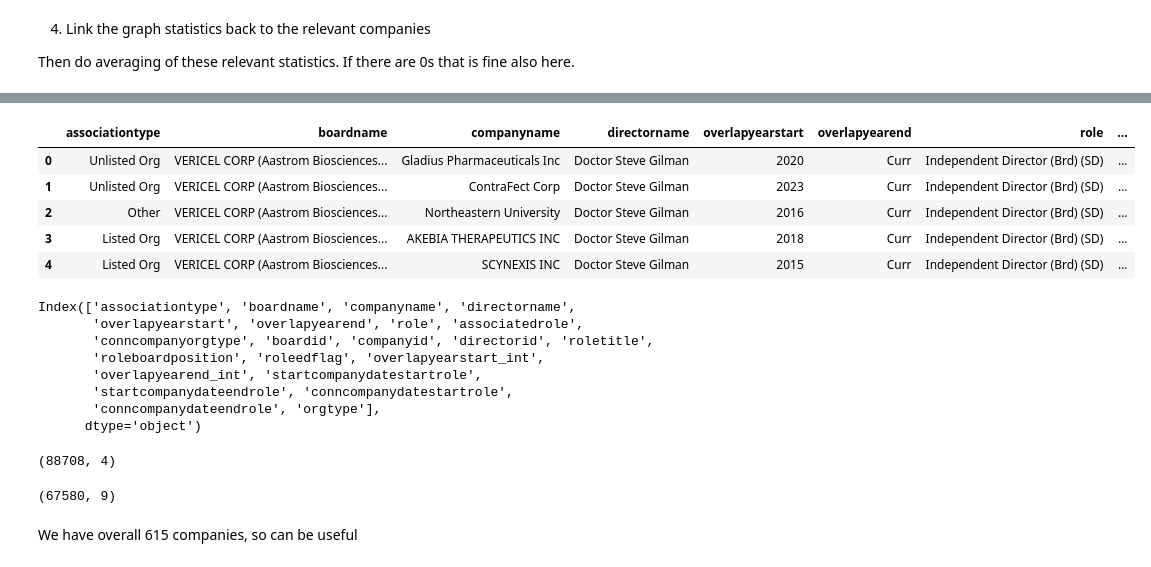
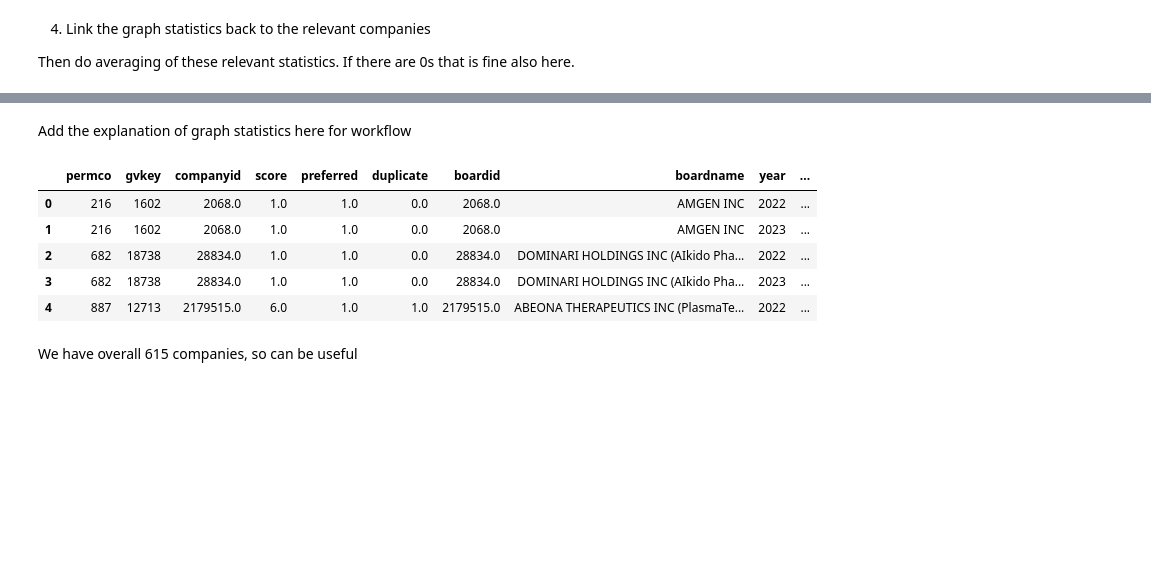
Before and after one commit to PeterHuGC/Imperial_Dissertation_Research, a Jupyter notebook: 5.Final_report_story_telling/EDA_analysis_workflow_planning_implementation.ipynb, the cells around one changed output, grey strips where cells are left out. Saved outputs shown, nothing was run; the diff lists cells and outputs as text; code cells hidden in the pictures; blank space fills up the shorter version.

Commit message:
Saved graph statistics workflow

```diff
--- a/5.Final_report_story_telling/EDA_analysis_workflow_planning_implementation.ipynb
+++ b/5.Final_report_story_telling/EDA_analysis_workflow_planning_implementation.ipynb
@@ -66,3 +68,6 @@ filtered_data_df.head()
+# %%
+boardex_gvkey_df = pd.read_csv("raw_data/USE_THIS_GVKEY_boardex_us_companies_keys.csv",
+                               index_col= 0)
 # %% [markdown]
 Describe the structure here
 # %% [markdown]
@@ -89,3 +77,5 @@ See the caveats in the documentation: https://pandas.pydata.org/pandas-docs/stab
+# %%
+boardex_interlock_adj_dict = ga.create_adjacency_matrices_by_year(filtered_data_df, YEARS)
 # %% [markdown]
 3. Calculate the graph statistics for each workflow
 # %%
@@ -174,0 +95,3 @@ Index(['associationtype', 'boardname', 'companyname', 'directorname',
+# %%
+graph_stat_df_final = ga.create_graph_statistics_df_by_year(boardex_interlock_adj_dict, YEARS)
+graph_stat_df_final.head()
@@ -175,24 +113,13 @@ Index(['associationtype', 'boardname', 'companyname', 'directorname',
+# %% [markdown]
+Add the explanation of graph statistics here for workflow
+# %%
+boarded_graph_df_with_gvkey = ga.create_company_level_statistics(boardex_data, boardex_gvkey_df, graph_stat_df_final)
 # %%
-boardex_data.head()
+boarded_graph_df_with_gvkey.head()
 # %% [output]
-|  | associationtype | boardname | companyname | directorname | overlapyearstart | overlapyearend | role | ... |
-| 0 | Unlisted Org | VERICEL CORP (Aastrom Biosciences... | Gladius Pharmaceuticals Inc | Doctor Steve Gilman | 2020 | Curr | Independent Director (Brd) (SD) | ... |
-| 1 | Unlisted Org | VERICEL CORP (Aastrom Biosciences... | ContraFect Corp | Doctor Steve Gilman | 2023 | Curr | Independent Director (Brd) (SD) | ... |
-| 2 | Other | VERICEL CORP (Aastrom Biosciences... | Northeastern University | Doctor Steve Gilman | 2016 | Curr | Independent Director (Brd) (SD) | ... |
-| 3 | Listed Org | VERICEL CORP (Aastrom Biosciences... | AKEBIA THERAPEUTICS INC | Doctor Steve Gilman | 2018 | Curr | Independent Director (Brd) (SD) | ... |
-| 4 | Listed Org | VERICEL CORP (Aastrom Biosciences... | SCYNEXIS INC | Doctor Steve Gilman | 2015 | Curr | Independent Director (Brd) (SD) | ... |
+|  | permco | gvkey | companyid | score | preferred | duplicate | boardid | boardname | year | ... |
+| 0 | 216 | 1602 | 2068.0 | 1.0 | 1.0 | 0.0 | 2068.0 | AMGEN INC | 2022 | ... |
+| 1 | 216 | 1602 | 2068.0 | 1.0 | 1.0 | 0.0 | 2068.0 | AMGEN INC | 2023 | ... |
+| 2 | 682 | 18738 | 28834.0 | 1.0 | 1.0 | 0.0 | 28834.0 | DOMINARI HOLDINGS INC (AIkido Pha... | 2022 | ... |
+| 3 | 682 | 18738 | 28834.0 | 1.0 | 1.0 | 0.0 | 28834.0 | DOMINARI HOLDINGS INC (AIkido Pha... | 2023 | ... |
+| 4 | 887 | 12713 | 2179515.0 | 6.0 | 1.0 | 1.0 | 2179515.0 | ABEONA THERAPEUTICS INC (PlasmaTe... | 2022 | ... |
-# %%
-boardex_data.columns
-# %% [output]
-Index(['associationtype', 'boardname', 'companyname', 'directorname',
-       'overlapyearstart', 'overlapyearend', 'role', 'associatedrole',
-       'conncompanyorgtype', 'boardid', 'companyid', 'directorid', 'roletitle',
-       'roleboardposition', 'roleedflag', 'overlapyearstart_int',
-       'overlapyearend_int', 'startcompanydatestartrole',
-       'startcompanydateendrole', 'conncompanydatestartrole',
-       'conncompanydateendrole', 'orgtype'],
-      dtype='object')
-# %%
-boardex_data[["boardid", 'boardname', "directorid", 'directorname']].shape
-# %% [output]
-(88708, 4)
@@ -204,6 +126,2 @@ board_level_stats_df.sort_values("year", inplace=True)
-# %%
-board_level_stats_df.shape
-# %% [output]
-(67580, 9)
 # %% [markdown]
 We have overall 615 companies, so can be useful
```
Also changed, not shown: parts of 35 cells of this notebook, 2 other files.
